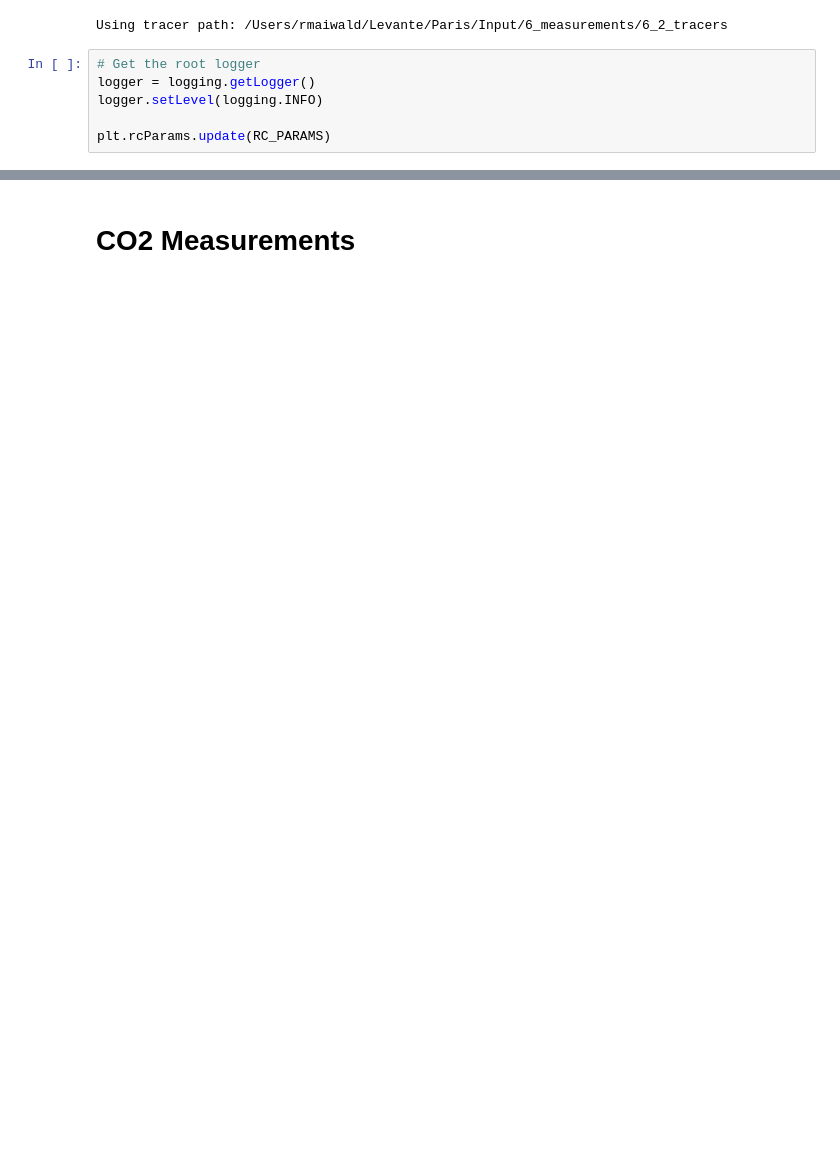
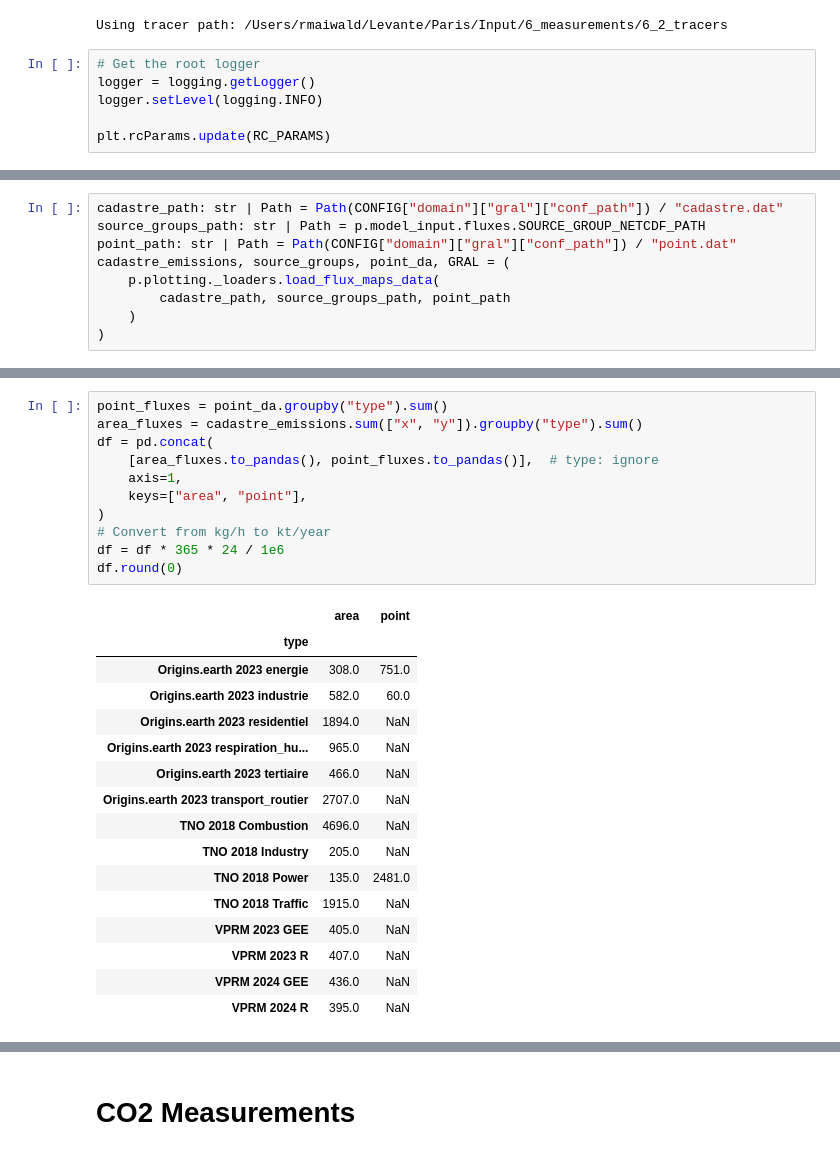
Before and after one commit to ATMO-IUP-UHEI/paris_2025, a Jupyter notebook: scripts/create_tables.ipynb, the cells around one changed output, grey strips where cells are left out. Cells and saved outputs as stored; diff of their text form; blank space fills up the shorter version.

```diff
--- a/scripts/create_tables.ipynb
+++ b/scripts/create_tables.ipynb
@@ -54,0 +57,9 @@ plt.rcParams.update(RC_PARAMS)
+# %%
+cadastre_path: str | Path = Path(CONFIG["domain"]["gral"]["conf_path"]) / "cadastre.dat"
+source_groups_path: str | Path = p.model_input.fluxes.SOURCE_GROUP_NETCDF_PATH
+point_path: str | Path = Path(CONFIG["domain"]["gral"]["conf_path"]) / "point.dat"
+cadastre_emissions, source_groups, point_da, GRAL = (
+    p.plotting._loaders.load_flux_maps_data(
+        cadastre_path, source_groups_path, point_path
+    )
+)
@@ -54,0 +69,28 @@ plt.rcParams.update(RC_PARAMS)
+# %%
+point_fluxes = point_da.groupby("type").sum()
+area_fluxes = cadastre_emissions.sum(["x", "y"]).groupby("type").sum()
+df = pd.concat(
+    [area_fluxes.to_pandas(), point_fluxes.to_pandas()],  # type: ignore
+    axis=1,
+    keys=["area", "point"],
+)
+# Convert from kg/h to kt/year
+df = df * 365 * 24 / 1e6
+df.round(0)
+# %% [output]
+|  | area | point |
+| type |  |  |
+| Origins.earth 2023 energie | 308.0 | 751.0 |
+| Origins.earth 2023 industrie | 582.0 | 60.0 |
+| Origins.earth 2023 residentiel | 1894.0 | NaN |
+| Origins.earth 2023 respiration_hu... | 965.0 | NaN |
+| Origins.earth 2023 tertiaire | 466.0 | NaN |
+| Origins.earth 2023 transport_routier | 2707.0 | NaN |
+| TNO 2018 Combustion | 4696.0 | NaN |
+| TNO 2018 Industry | 205.0 | NaN |
+| TNO 2018 Power | 135.0 | 2481.0 |
+| TNO 2018 Traffic | 1915.0 | NaN |
+| VPRM 2023 GEE | 405.0 | NaN |
+| VPRM 2023 R | 407.0 | NaN |
+| VPRM 2024 GEE | 436.0 | NaN |
+| VPRM 2024 R | 395.0 | NaN |
```
Also changed, not shown: parts of 12 cells of this notebook.
